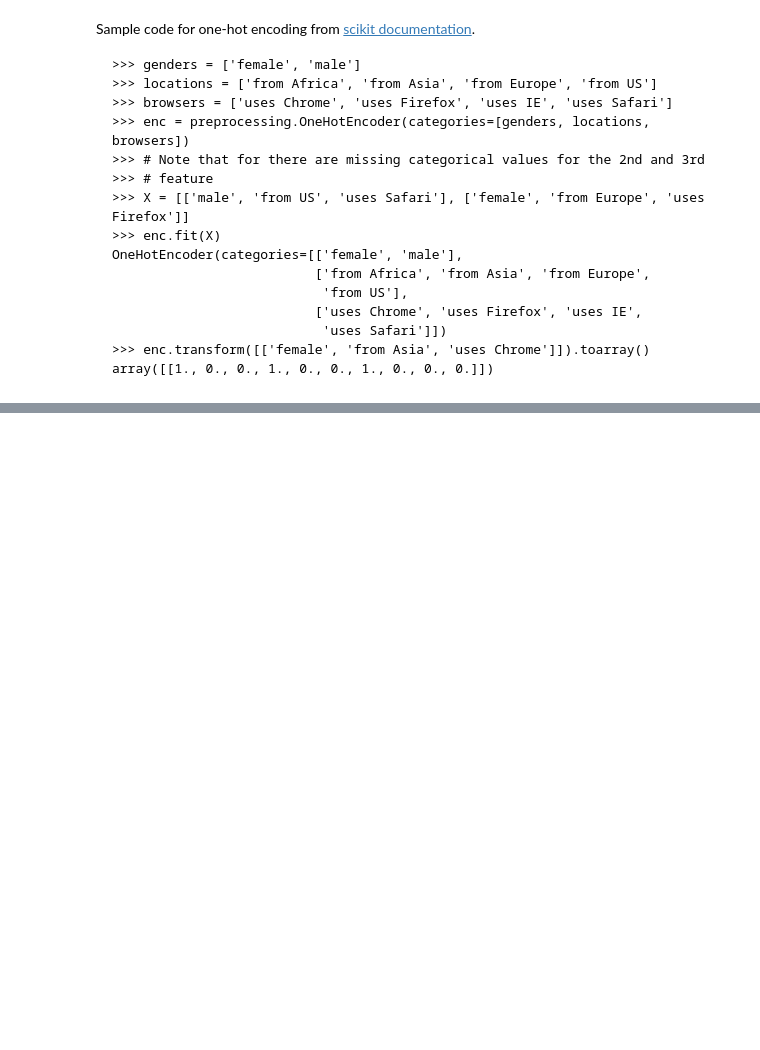
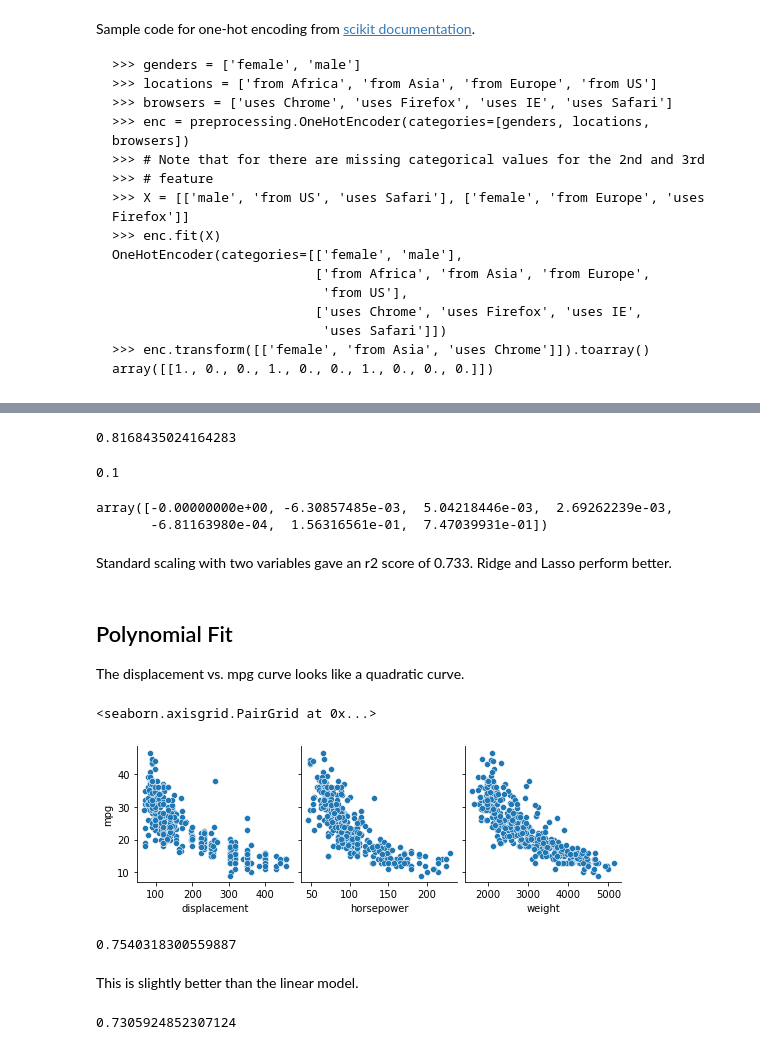
Before and after one commit to SinghReena/MachineLearning, a Jupyter notebook: Multiple_regression.ipynb, the cells around one changed output, grey strips where cells are left out. Drawn from its saved outputs; the diff is of its cells as text; code cells hidden in the pictures; blank space fills up the shorter version.

```diff
--- a/Multiple_regression.ipynb
+++ b/Multiple_regression.ipynb
@@ -216,2 +238,5 @@ array(['chevrolet', 'buick', 'plymouth', 'amc', 'ford', 'pontiac',
 # %% [markdown]
 Notice that there is some duplication. `'chevrolet', 'chevroelt', 'chevy'` are the same make. Similarly, `'volkswagen', 'vw', 'vokswagen'` are the same car.  After this clean up, we can use one-hot encoding.
+# %%
+df = df.assign(model_name =  df.name.str.split().str[0])
+df.model_name.head()
@@ -217,0 +245,8 @@ Notice that there is some duplication. `'chevrolet', 'chevroelt', 'chevy'` are t
+# %%
+df.model_name = df.model_name.str.replace('chevroelt', 'chevrolet')
+df.model_name = df.model_name.str.replace('chevy','chevrolet')
+df.model_name = df.model_name.str.replace('toyouta','toyota')
+df.model_name = df.model_name.str.replace('mercedes-benz','mercedes')
+df.model_name = df.model_name.str.replace('vw','volkswagen')
+df.model_name = df.model_name.str.replace('vokswagen','volkswagen')
+df.model_name = df.model_name.str.replace('maxda','mazda')
@@ -314,0 +493,68 @@ Hint: you might have to write a function for not repeating the code.
+# %%
+from sklearn.linear_model import LassoCV
+lasso_regressor = LassoCV(alphas=[0.001, 0.01, 0.1, 0.25, 0.5, 0.75, 1, 5, 10, 50, 100, 1000 ])
+lasso_regressor.fit(X_train,y_train)
+y_predict = lasso_regressor.predict(X_test)
+regression_model_mse = mean_squared_error(y_predict, y_test)
+regression_test_rse = math.sqrt(mean_squared_error(y_predict, y_test))
+
+r2_score(y_test, y_predict)
+# %% [output]
+0.8168435024164283
+# %%
+lasso_regressor.alpha_
+# %% [output]
+0.1
+# %%
+lasso_regressor.coef_
+# %% [output]
+array([-0.00000000e+00, -6.30857485e-03,  5.04218446e-03,  2.69262239e-03,
+       -6.81163980e-04,  1.56316561e-01,  7.47039931e-01])
+# %% [markdown]
+Standard scaling with two variables gave an r2 score of 0.733.  Ridge and Lasso perform better.
+# %% [markdown]
+## Polynomial Fit
+
+The displacement vs. mpg curve looks like a quadratic  curve.
+# %%
+sns.pairplot(df, y_vars="mpg", x_vars=["displacement", "horsepower",
+                   "weight"])
+# %% [output]
+<seaborn.axisgrid.PairGrid at 0x...>
+[figure, added]
+# %%
+from sklearn.preprocessing import MinMaxScaler
+from sklearn.preprocessing import PolynomialFeatures
+from sklearn.linear_model import LinearRegression
+from sklearn.pipeline import Pipeline
+
+
+Y = df[['mpg']]
+X = df[['weight','displacement', 'horsepower']]
+
+X_train, X_test, y_train, y_test = train_test_split(X, Y, test_size=0.25, random_state=1)
+
+regressor = Pipeline([('scaler', MinMaxScaler()),
+                      ('poly', PolynomialFeatures(degree=2)),
+                      ('linear', LinearRegression())])
+
+regressor.fit(X_train,y_train)
+y_predict = regressor.predict(X_test)
+regression_model_mse = mean_squared_error(y_predict, y_test)
+regression_test_rse = math.sqrt(mean_squared_error(y_predict, y_test))
+
+r2_score(y_test, y_predict)
+# %% [output]
+0.7540318300559887
+# %% [markdown]
+This is slightly better than the linear model.
+# %%
+regressor = LinearRegression()
+regressor.fit(X_train,y_train)
+y_predict = regressor.predict(X_test)
+regression_model_mse = mean_squared_error(y_predict, y_test)
+regression_test_rse = math.sqrt(mean_squared_error(y_predict, y_test))
+
+r2_score(y_test, y_predict)
+# %% [output]
+0.7305924852307124
```
Also changed, not shown: parts of 59 cells of this notebook.
